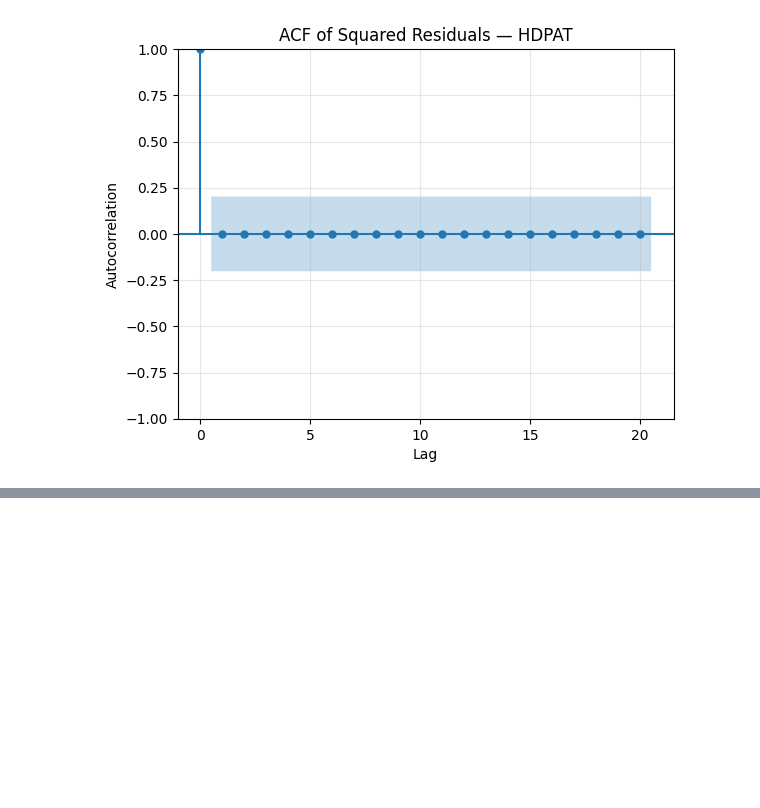
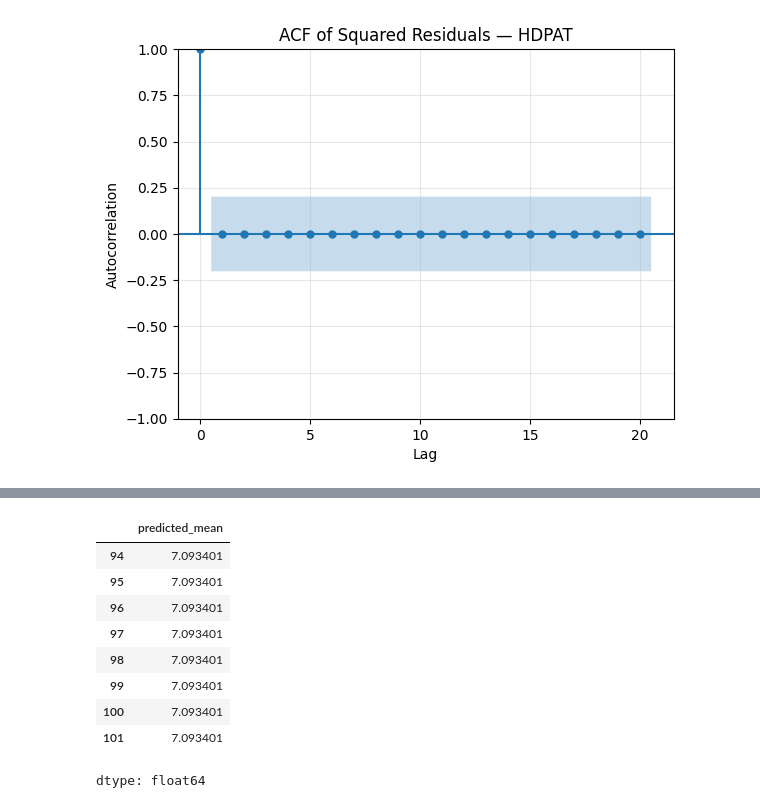
Before and after one commit to febse/ts2025-presentations-2-martem, a Jupyter notebook: assignment(2).ipynb, the cells around one changed output, grey strips where cells are left out. Cells and saved outputs as stored; diff of their text form; code cells hidden in the pictures; blank space fills up the shorter version.

```diff
--- a/assignment(2).ipynb
+++ b/assignment(2).ipynb
@@ -458,0 +485,22 @@ Name: HDPAT, dtype: float64
+# %%
+import numpy as np
+import matplotlib.pyplot as plt
+from statsmodels.tsa.arima.model import ARIMA
+from sklearn.metrics import mean_squared_error
+
+h = 8
+y_forecast = arima0_1_1.forecast(steps=h)
+test2 = test.dropna()
+
+y_forecast
+# %% [output]
+|  | predicted_mean |
+| 94 | 7.093401 |
+| 95 | 7.093401 |
+| 96 | 7.093401 |
+| 97 | 7.093401 |
+| 98 | 7.093401 |
+| 99 | 7.093401 |
+| 100 | 7.093401 |
+| 101 | 7.093401 |
+dtype: float64
```
Also changed, not shown: parts of 17 cells of this notebook.
